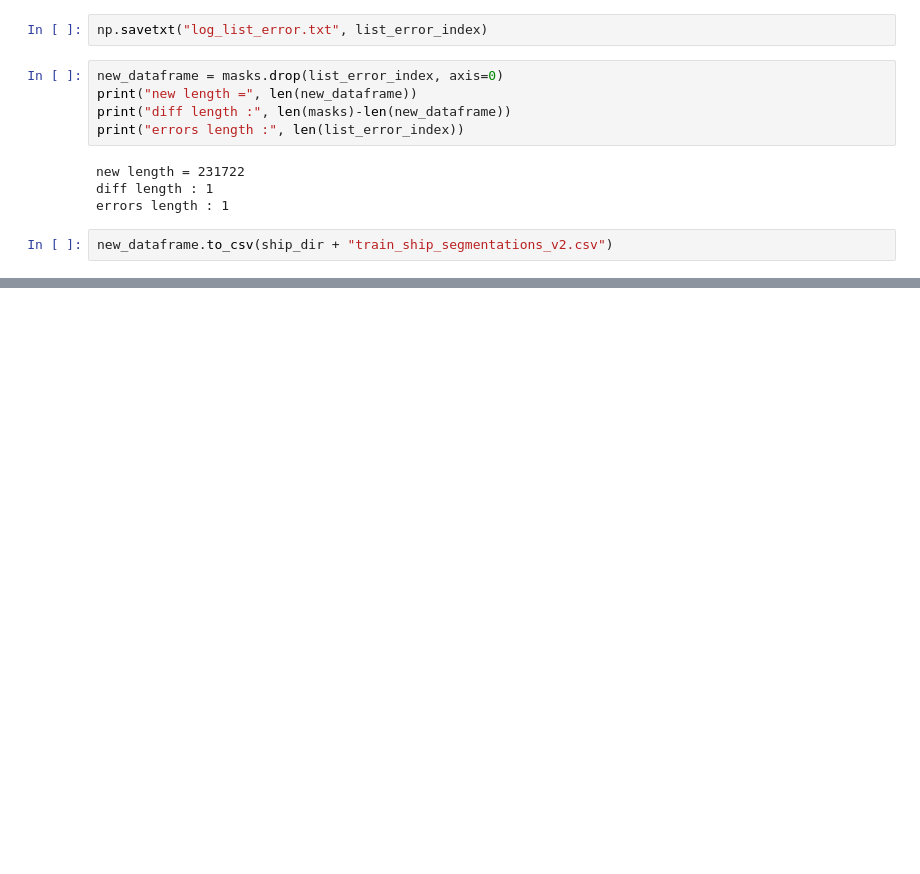
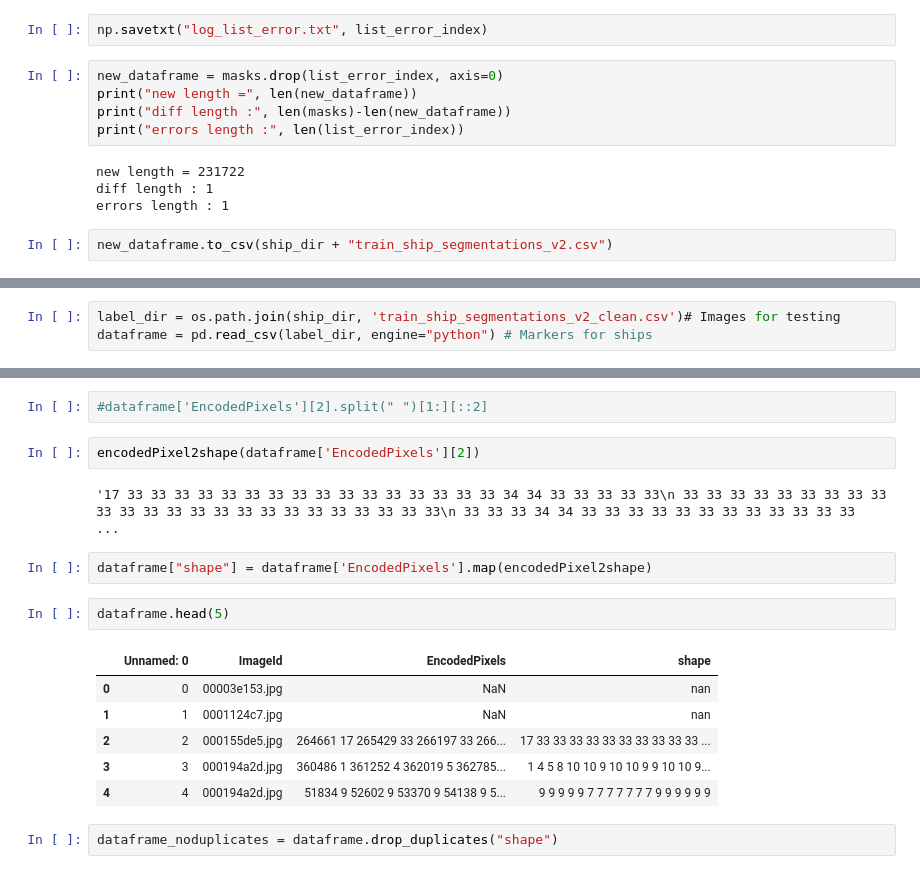
Before and after one commit to AnthonyHoudaille/FilRougeAIRBUS, a Jupyter notebook: notebook/Clean_dataset.ipynb, the cells around one changed output, grey strips where cells are left out. Drawn from its saved outputs; the diff is of its cells as text; blank space fills up the shorter version.

```diff
--- a/notebook/Clean_dataset.ipynb
+++ b/notebook/Clean_dataset.ipynb
@@ -60,0 +63,3 @@ new_dataframe.to_csv(ship_dir + "train_ship_segmentations_v2.csv")
+# %%
+label_dir = os.path.join(ship_dir, 'train_ship_segmentations_v2_clean.csv')# Images for testing
+dataframe = pd.read_csv(label_dir, engine="python") # Markers for ships
@@ -60,0 +119,19 @@ new_dataframe.to_csv(ship_dir + "train_ship_segmentations_v2.csv")
+# %%
+#dataframe['EncodedPixels'][2].split(" ")[1:][::2]
+# %%
+encodedPixel2shape(dataframe['EncodedPixels'][2])
+# %% [output]
+'17 33 33 33 33 33 33 33 33 33 33 33 33 33 33 33 33 34 34 33 33 33 33 33\n 33 33 33 33 33 33 33 33 33 33 33 33 33 33 33 33 33 33 33 33 33 33 33 33\n 33 33 33 34 34 33 33 33 33 33 33 33 33 33 33 33 33  ...
+# %%
+dataframe["shape"] = dataframe['EncodedPixels'].map(encodedPixel2shape)
+# %%
+dataframe.head(5)
+# %% [output]
+|  | Unnamed: 0 | ImageId | EncodedPixels | shape |
+| 0 | 0 | 00003e153.jpg | NaN | nan |
+| 1 | 1 | 0001124c7.jpg | NaN | nan |
+| 2 | 2 | 000155de5.jpg | 264661 17 265429 33 266197 33 266... | 17 33 33 33 33 33 33 33 33 33 33 ... |
+| 3 | 3 | 000194a2d.jpg | 360486 1 361252 4 362019 5 362785... | 1 4 5 8 10 10 9 10 10 9 9 10 10 9... |
+| 4 | 4 | 000194a2d.jpg | 51834 9 52602 9 53370 9 54138 9 5... | 9 9 9 9 9 7 7 7 7 7 7 7 9 9 9 9 9 9 |
+# %%
+dataframe_noduplicates = dataframe.drop_duplicates("shape")
```
Also changed, not shown: parts of 13 cells of this notebook, 2 other files.
